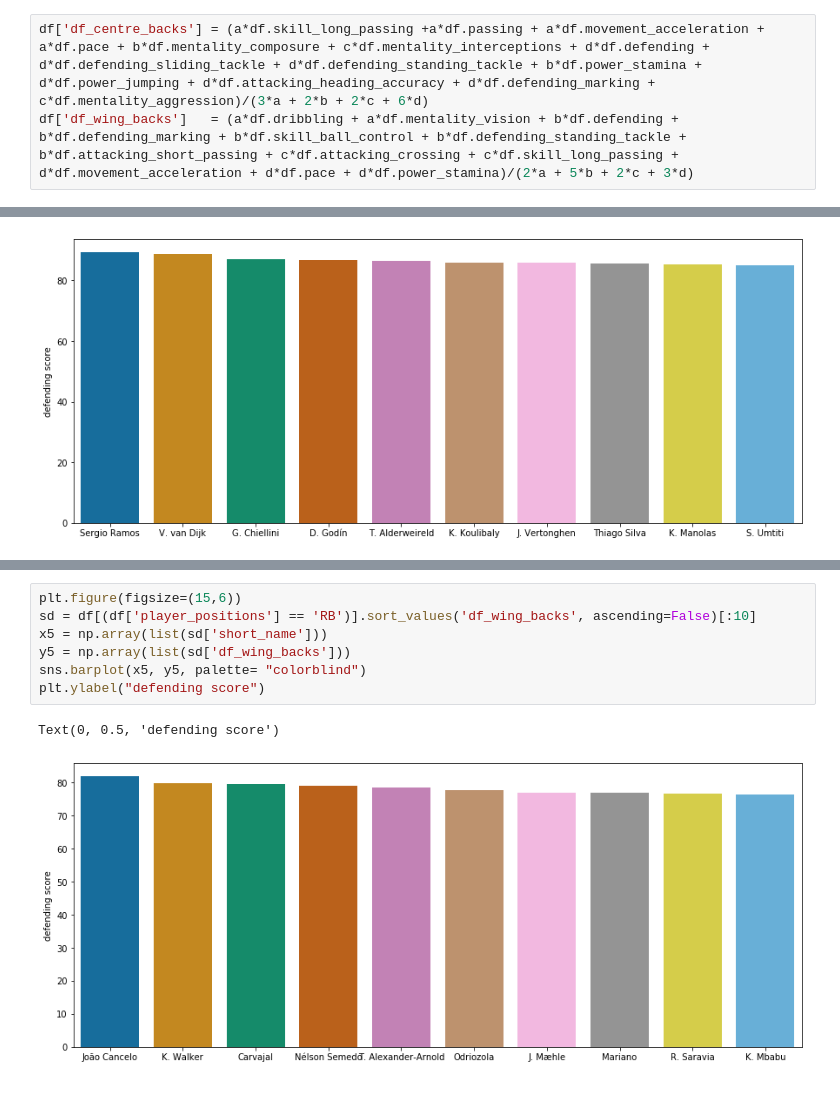
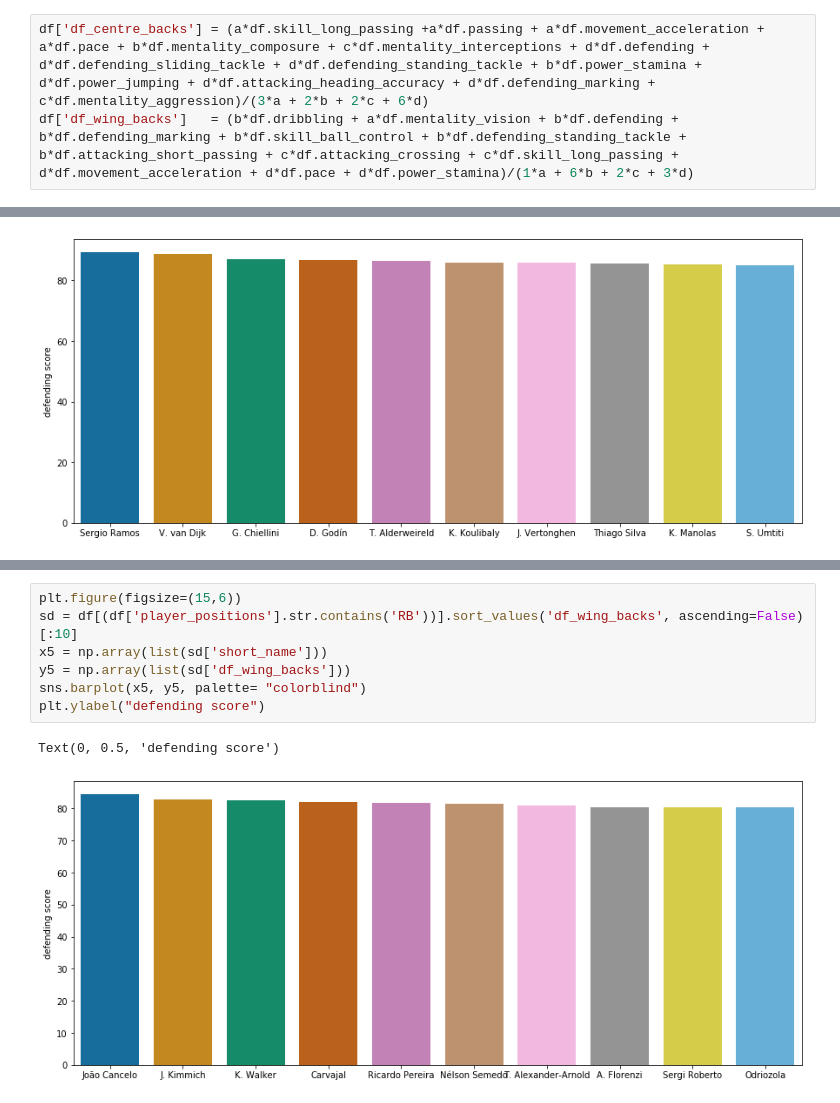
Before and after one commit to AkbarKhamid/class_project_stis, a Jupyter notebook: class_project_stis.ipynb, the cells around one changed output, grey strips where cells are left out. Saved outputs shown, nothing was run; the diff lists cells and outputs as text.

```diff
--- a/class_project_stis.ipynb
+++ b/class_project_stis.ipynb
@@ -97,6 +87,6 @@ Name: power_strength, dtype: int64
 # %%
 df['df_centre_backs'] = (a*df.skill_long_passing +a*df.passing + a*df.movement_acceleration + a*df.pace + b*df.mentality_composure + c*df.mentality_interceptions + d*df.defending + d*df.defending_sliding_tackle + d*df.defending_standing_tackle + b*df.power_stamina + d*df.power_jumping + d*df.attacking_heading_accuracy + d*df.defending_marking + c*df.mentality_aggression)/(3*a + 2*b + 2*c + 6*d)
-df['df_wing_backs']   = (a*df.dribbling + a*df.mentality_vision + b*df.defending + b*df.defending_marking + b*df.skill_ball_control + b*df.defending_standing_tackle + b*df.attacking_short_passing + c*df.attacking_crossing + c*df.skill_long_passing + d*df.movement_acceleration + d*df.pace + d*df.power_stamina)/(2*a + 5*b + 2*c + 3*d)
+df['df_wing_backs']   = (b*df.dribbling + a*df.mentality_vision + b*df.defending + b*df.defending_marking + b*df.skill_ball_control + b*df.defending_standing_tackle + b*df.attacking_short_passing + c*df.attacking_crossing + c*df.skill_long_passing + d*df.movement_acceleration + d*df.pace + d*df.power_stamina)/(1*a + 6*b + 2*c + 3*d)
 # %%
 plt.figure(figsize=(15,6))
 sd = df[(df['player_positions'] == 'CB')].sort_values('df_centre_backs', ascending=False)[:10]
@@ -120,12 +110,12 @@ Text(0, 0.5, 'defending score')
 # %%
 plt.figure(figsize=(15,6))
-sd = df[(df['player_positions'] == 'RB')].sort_values('df_wing_backs', ascending=False)[:10]
+sd = df[(df['player_positions'].str.contains('RB'))].sort_values('df_wing_backs', ascending=False)[:10]
 x5 = np.array(list(sd['short_name']))
 y5 = np.array(list(sd['df_wing_backs']))
 sns.barplot(x5, y5, palette= "colorblind")
 plt.ylabel("defending score")
 # %% [output]
 Text(0, 0.5, 'defending score')
-[figure, old version]
+[figure, new version]
 # %%
 # midfielders
```
Also changed, not shown: parts of 14 cells of this notebook, 1 other file.
